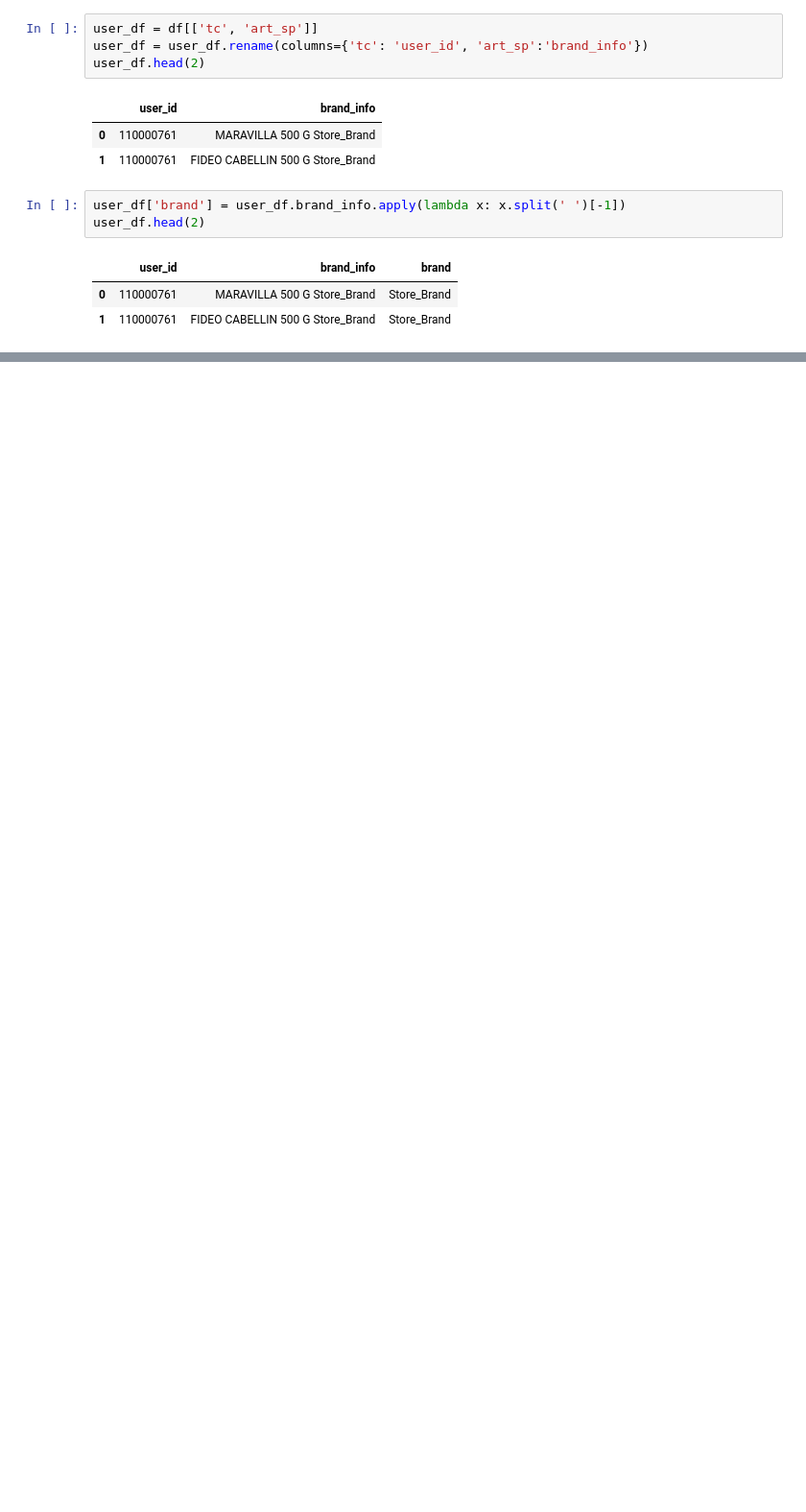
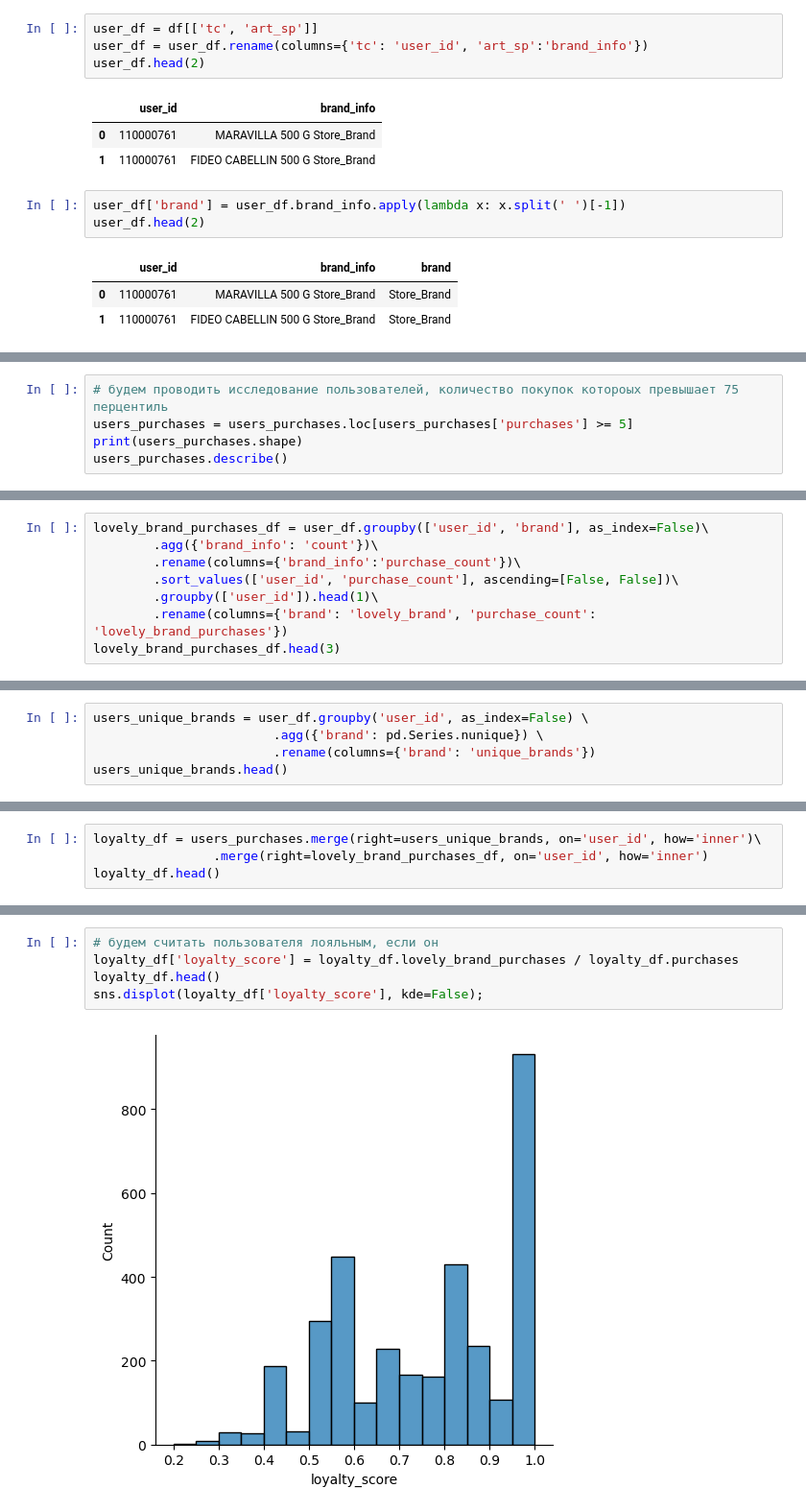
Before and after one commit to a18091986/EDU, a Jupyter notebook: !Projects/3_АнализЛояльностиПользователей/consumer_loyalty.ipynb, the cells around one changed output, grey strips where cells are left out. Shown at 96% size. Drawn from its saved outputs; the diff is of its cells as text; blank space fills up the shorter version.

```diff
--- a/!Projects/3_АнализЛояльностиПользователей/consumer_loyalty.ipynb
+++ b/!Projects/3_АнализЛояльностиПользователей/consumer_loyalty.ipynb
@@ -28,0 +51,5 @@ user_df.head(2)
+# %%
+# будем проводить исследование пользователей, количество покупок котороых превышает 75 перцентиль
+users_purchases = users_purchases.loc[users_purchases['purchases'] >= 5]
+print(users_purchases.shape)
+users_purchases.describe()
@@ -28,0 +67,8 @@ user_df.head(2)
+# %%
+lovely_brand_purchases_df = user_df.groupby(['user_id', 'brand'], as_index=False)\
+        .agg({'brand_info': 'count'})\
+        .rename(columns={'brand_info':'purchase_count'})\
+        .sort_values(['user_id', 'purchase_count'], ascending=[False, False])\
+        .groupby(['user_id']).head(1)\
+        .rename(columns={'brand': 'lovely_brand', 'purchase_count': 'lovely_brand_purchases'})
+lovely_brand_purchases_df.head(3)
@@ -28,0 +80,5 @@ user_df.head(2)
+# %%
+users_unique_brands = user_df.groupby('user_id', as_index=False) \
+                        .agg({'brand': pd.Series.nunique}) \
+                        .rename(columns={'brand': 'unique_brands'})
+users_unique_brands.head()
@@ -28,0 +92,4 @@ user_df.head(2)
+# %%
+loyalty_df = users_purchases.merge(right=users_unique_brands, on='user_id', how='inner')\
+                .merge(right=lovely_brand_purchases_df, on='user_id', how='inner')
+loyalty_df.head()
@@ -28,0 +108,7 @@ user_df.head(2)
+# %%
+# будем считать пользователя лояльным, если он
+loyalty_df['loyalty_score'] = loyalty_df.lovely_brand_purchases / loyalty_df.purchases
+loyalty_df.head()
+sns.displot(loyalty_df['loyalty_score'], kde=False);
+# %% [output]
+[figure, added]
```
Also changed, not shown: parts of 12 cells of this notebook.
